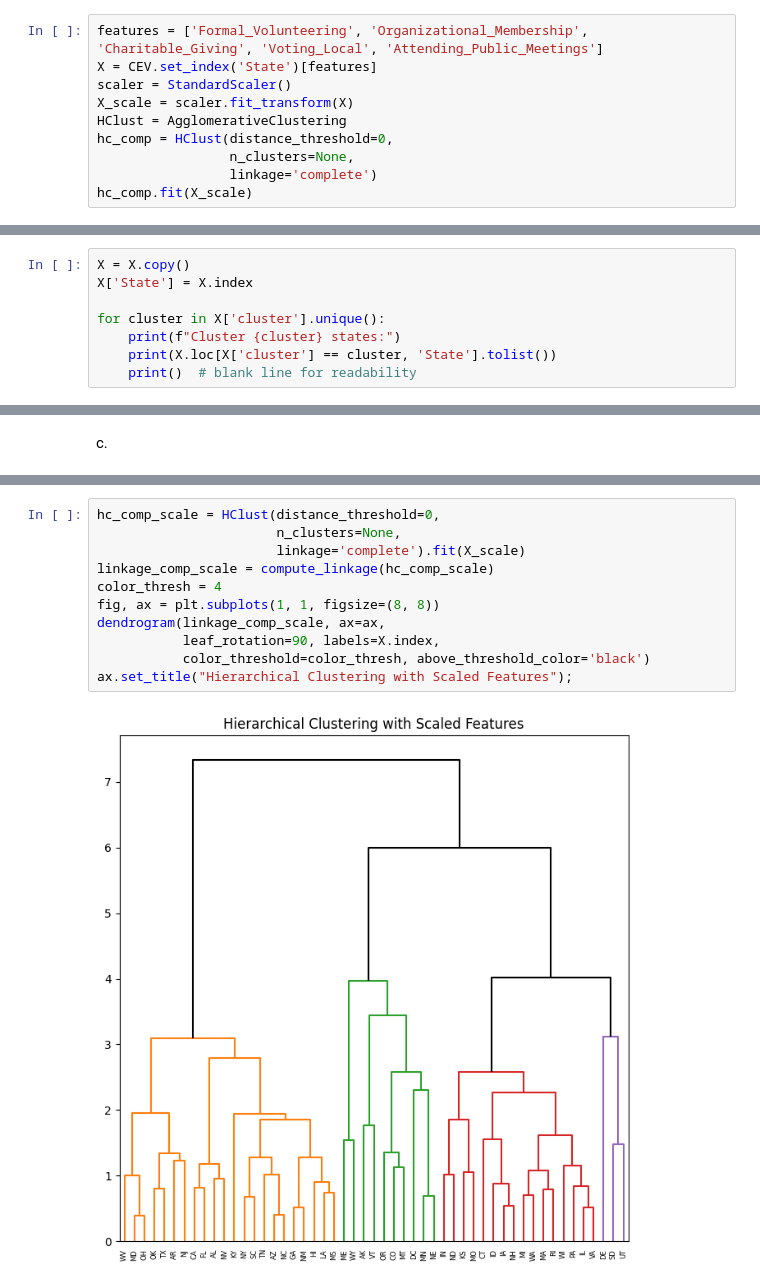
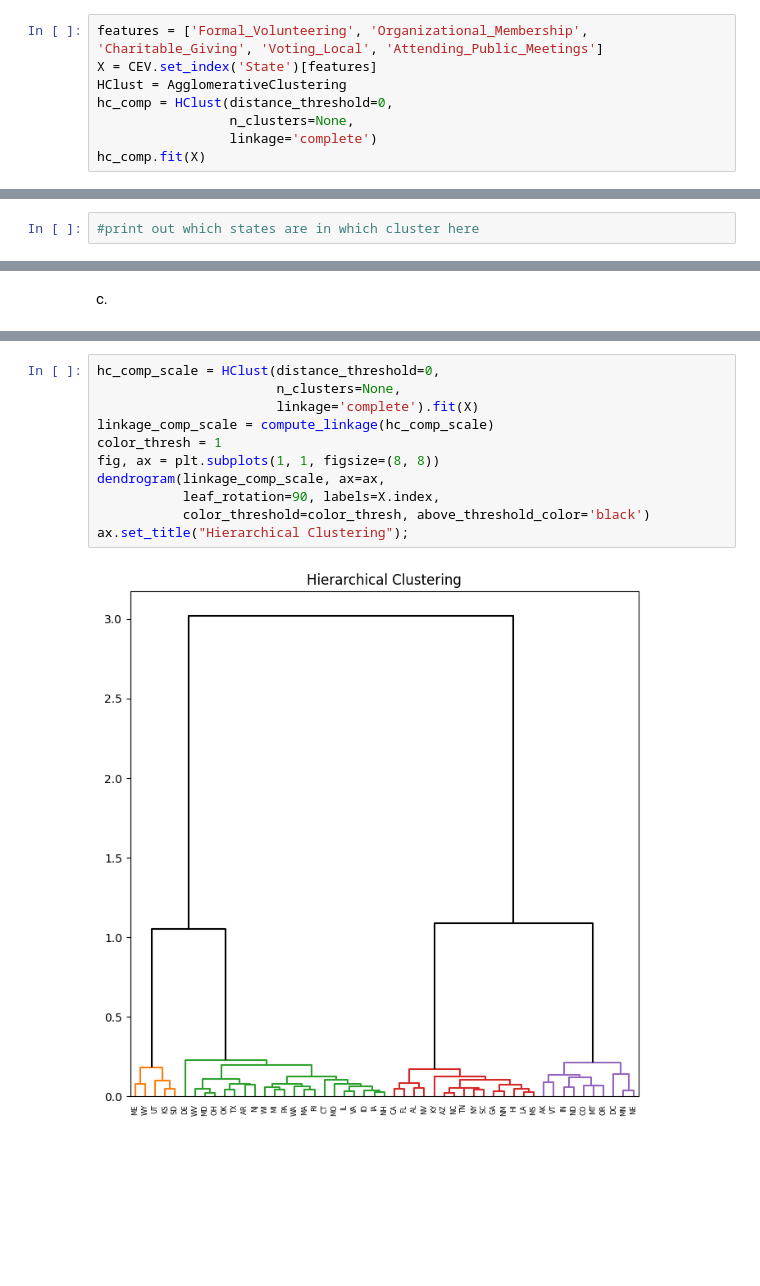
Before and after one commit to katesnow1/code_2600, a Jupyter notebook: homework3.ipynb, the cells around one changed output, grey strips where cells are left out. Cells and saved outputs as stored; diff of their text form; blank space fills up the shorter version.

```diff
--- a/homework3.ipynb
+++ b/homework3.ipynb
@@ -550,13 +550,11 @@ a.
 # %%
 features = ['Formal_Volunteering', 'Organizational_Membership', 'Charitable_Giving', 'Voting_Local', 'Attending_Public_Meetings']
 X = CEV.set_index('State')[features]
-scaler = StandardScaler()
-X_scale = scaler.fit_transform(X)
 HClust = AgglomerativeClustering
 hc_comp = HClust(distance_threshold=0,
                  n_clusters=None,
                  linkage='complete')
-hc_comp.fit(X_scale)
+hc_comp.fit(X)
 # %% [output]
 AgglomerativeClustering(distance_threshold=0, linkage='complete',
                         n_clusters=None)
@@ -617,8 +615,2 @@ ax.set_title("Hierarchical Clustering with Scaled Features");
 # %%
-X = X.copy()
-X['State'] = X.index
-
-for cluster in X['cluster'].unique():
-    print(f"Cluster {cluster} states:")
-    print(X.loc[X['cluster'] == cluster, 'State'].tolist())
-    print()  # blank line for readability
+#print out which states are in which cluster here
@@ -664,13 +647,13 @@ X.sort_values('cluster')
 # %%
 hc_comp_scale = HClust(distance_threshold=0,
                        n_clusters=None,
-                       linkage='complete').fit(X_scale)
+                       linkage='complete').fit(X)
 linkage_comp_scale = compute_linkage(hc_comp_scale)
-color_thresh = 4
+color_thresh = 1
 fig, ax = plt.subplots(1, 1, figsize=(8, 8))
 dendrogram(linkage_comp_scale, ax=ax,
            leaf_rotation=90, labels=X.index,
            color_threshold=color_thresh, above_threshold_color='black')
-ax.set_title("Hierarchical Clustering with Scaled Features");
+ax.set_title("Hierarchical Clustering");
 # %% [output]
-[figure, old version]
+[figure, new version]
```
Also changed, not shown: parts of 10 cells of this notebook.
